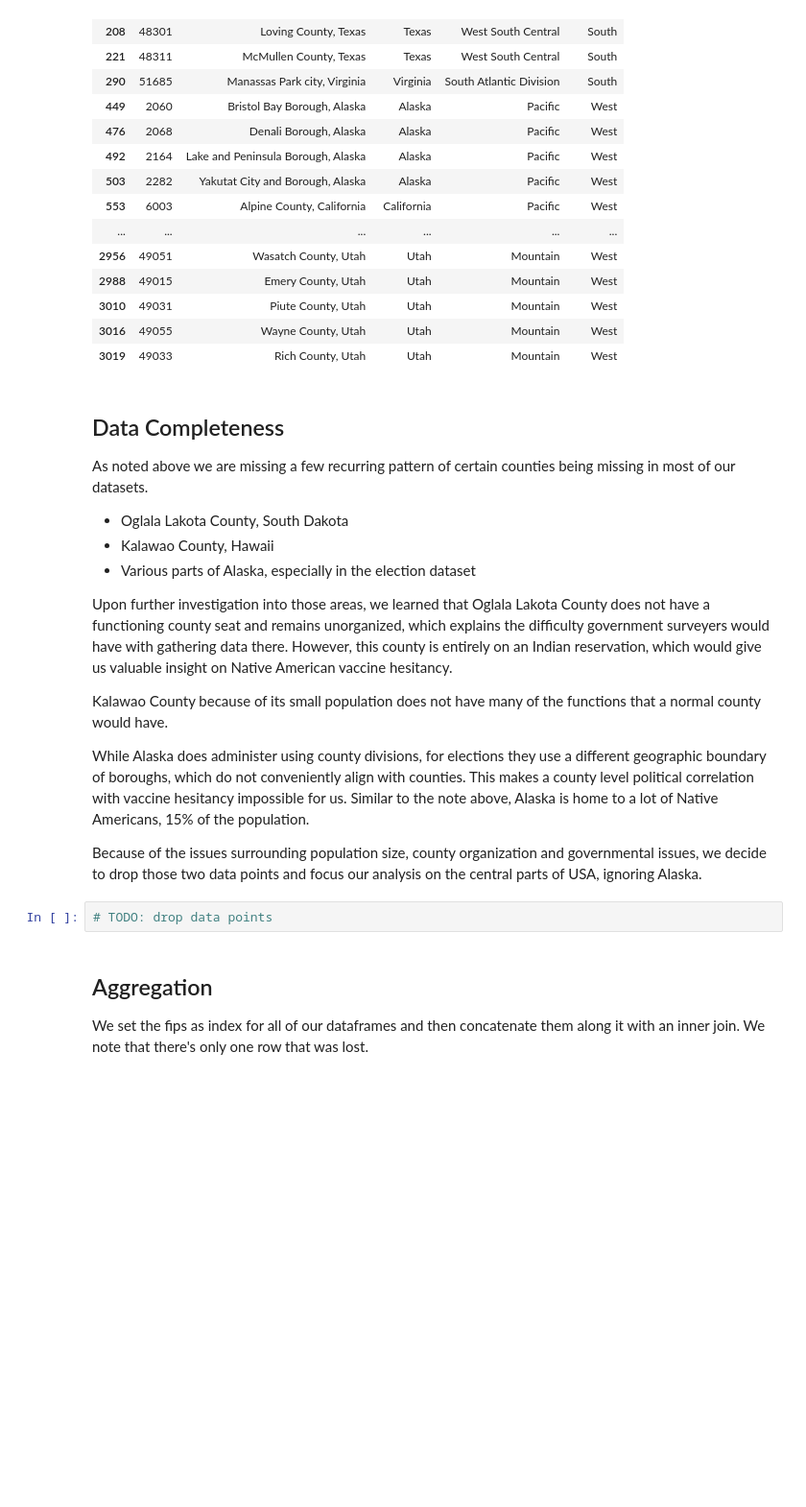
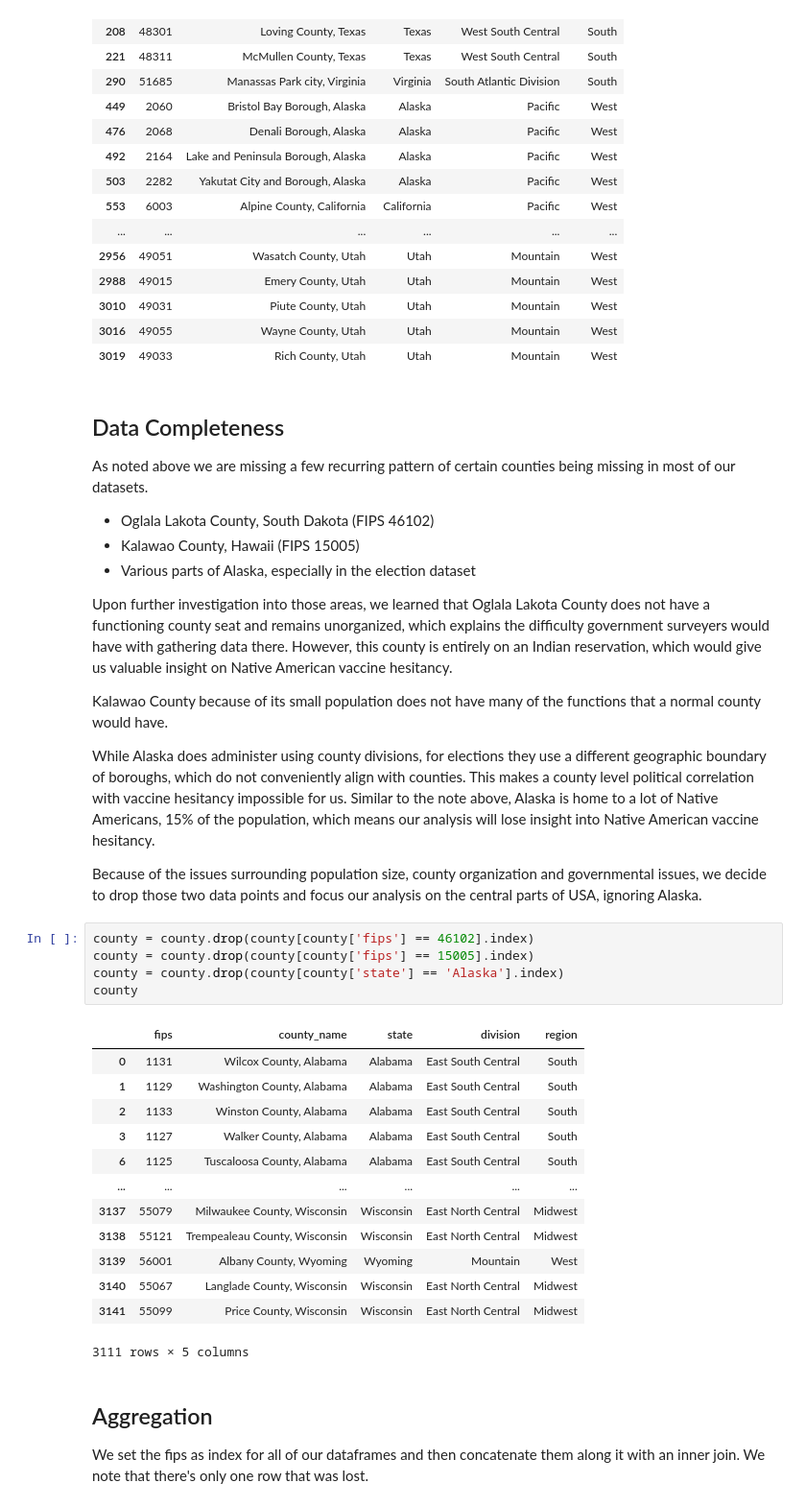
Before and after one commit to kuruparans/covid19-vaccine-hesitancy-analysis, a Jupyter notebook: data-cleaning.ipynb, the cells around one changed output. Shown at 96% size. Cells and saved outputs as stored; diff of their text form; blank space fills up the shorter version.

Commit message:
Drop county rows with no data and Alaska

```diff
--- a/data-cleaning.ipynb
+++ b/data-cleaning.ipynb
@@ -426,19 +426,36 @@ county[county['fips'].isin(religion[religion['religion_mainline_protestant'].isn
 # %% [markdown]
 ## Data Completeness
 As noted above we are missing a few recurring pattern of certain counties being missing in most of our datasets.
-* Oglala Lakota County, South Dakota
-* Kalawao County, Hawaii
+* Oglala Lakota County, South Dakota (FIPS 46102)
+* Kalawao County, Hawaii (FIPS 15005)
 * Various parts of Alaska, especially in the election dataset
 
 Upon further investigation into those areas, we learned that Oglala Lakota County does not have a functioning county seat and remains unorganized, which explains the difficulty government surveyers would have with gathering data there. However, this county is entirely on an Indian reservation, which would give us valuable insight on Native American vaccine hesitancy.
 
 Kalawao County because of its small population does not have many of the functions that a normal county would have.
 
-While Alaska does administer using county divisions, for elections they use a different geographic boundary of boroughs, which do not conveniently align with counties. This makes a county level political correlation with vaccine hesitancy impossible for us. Similar to the note above, Alaska is home to a lot of Native Americans, 15% of the population.
+While Alaska does administer using county divisions, for elections they use a different geographic boundary of boroughs, which do not conveniently align with counties. This makes a county level political correlation with vaccine hesitancy impossible for us. Similar to the note above, Alaska is home to a lot of Native Americans, 15% of the population, which means our analysis will lose insight into Native American vaccine hesitancy.
 
 Because of the issues surrounding population size, county organization and governmental issues, we decide to drop those two data points and focus our analysis on the central parts of USA, ignoring Alaska.
-# %%
-# TODO: drop data points
+# %%
+county = county.drop(county[county['fips'] == 46102].index)
+county = county.drop(county[county['fips'] == 15005].index)
+county = county.drop(county[county['state'] == 'Alaska'].index)
+county
+# %% [output]
+|  | fips | county_name | state | division | region |
+| 0 | 1131 | Wilcox County, Alabama | Alabama | East South Central | South |
+| 1 | 1129 | Washington County, Alabama | Alabama | East South Central | South |
+| 2 | 1133 | Winston County, Alabama | Alabama | East South Central | South |
+| 3 | 1127 | Walker County, Alabama | Alabama | East South Central | South |
+| 6 | 1125 | Tuscaloosa County, Alabama | Alabama | East South Central | South |
+| ... | ... | ... | ... | ... | ... |
+| 3137 | 55079 | Milwaukee County, Wisconsin | Wisconsin | East North Central | Midwest |
+| 3138 | 55121 | Trempealeau County, Wisconsin | Wisconsin | East North Central | Midwest |
+| 3139 | 56001 | Albany County, Wyoming | Wyoming | Mountain | West |
+| 3140 | 55067 | Langlade County, Wisconsin | Wisconsin | East North Central | Midwest |
+| 3141 | 55099 | Price County, Wisconsin | Wisconsin | East North Central | Midwest |
+3111 rows × 5 columns
 # %% [markdown]
 ## Aggregation
 We set the fips as index for all of our dataframes and then concatenate them along it with an inner join. We note that there's only one row that was lost.
```
Also changed, not shown: parts of 8 cells of this notebook.
